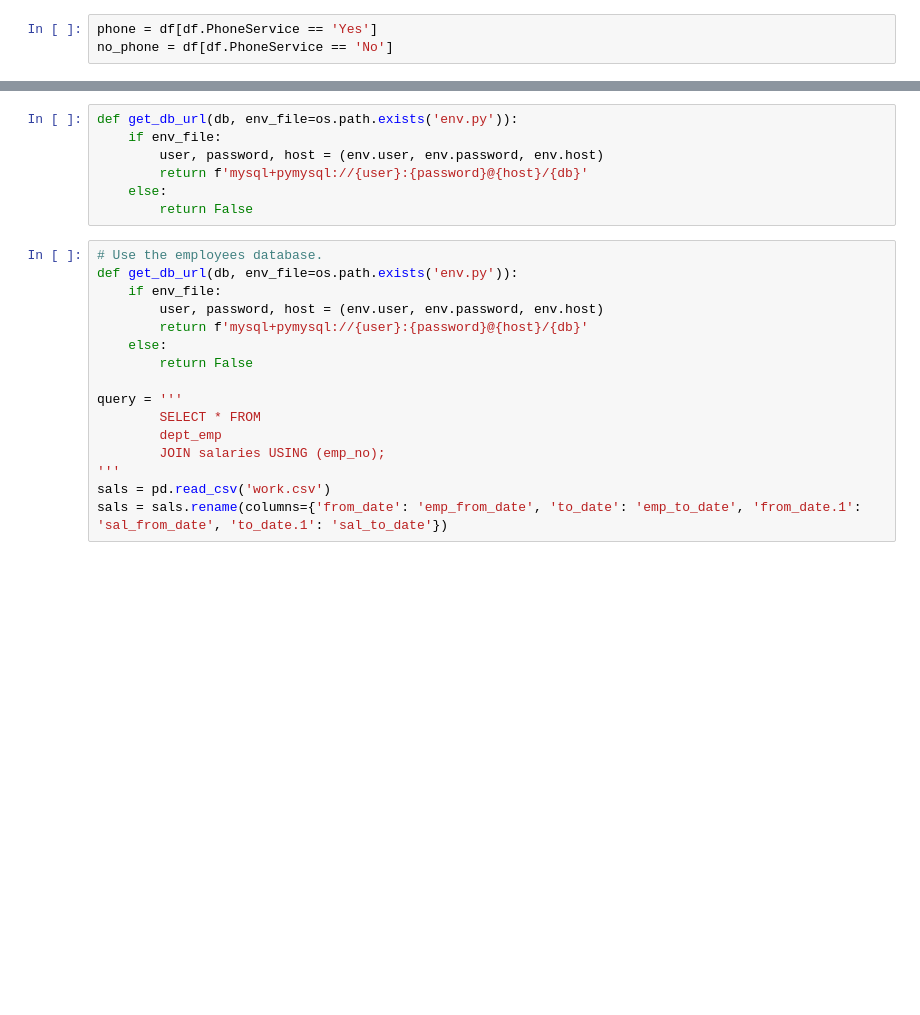
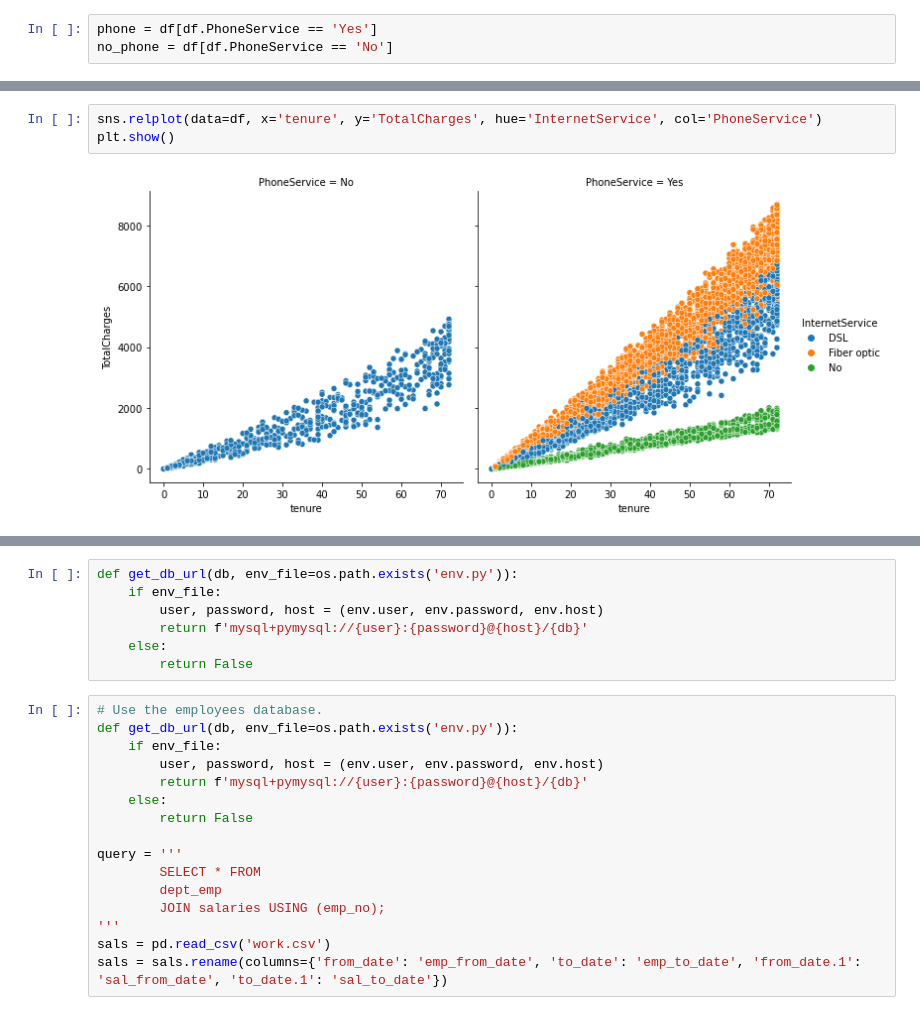
Before and after one commit to cristianibarra1/statistics-exercises, a Jupyter notebook: hypothesis_testing.ipynb, the cells around one changed output, grey strips where cells are left out. Drawn from its saved outputs; the diff is of its cells as text; blank space fills up the shorter version.

```diff
--- a/hypothesis_testing.ipynb
+++ b/hypothesis_testing.ipynb
@@ -209,0 +230,5 @@ no_phone = df[df.PhoneService == 'No']
+# %%
+sns.relplot(data=df, x='tenure', y='TotalCharges', hue='InternetService', col='PhoneService')
+plt.show()
+# %% [output]
+[figure, added]
```
Also changed, not shown: parts of 28 cells of this notebook.
